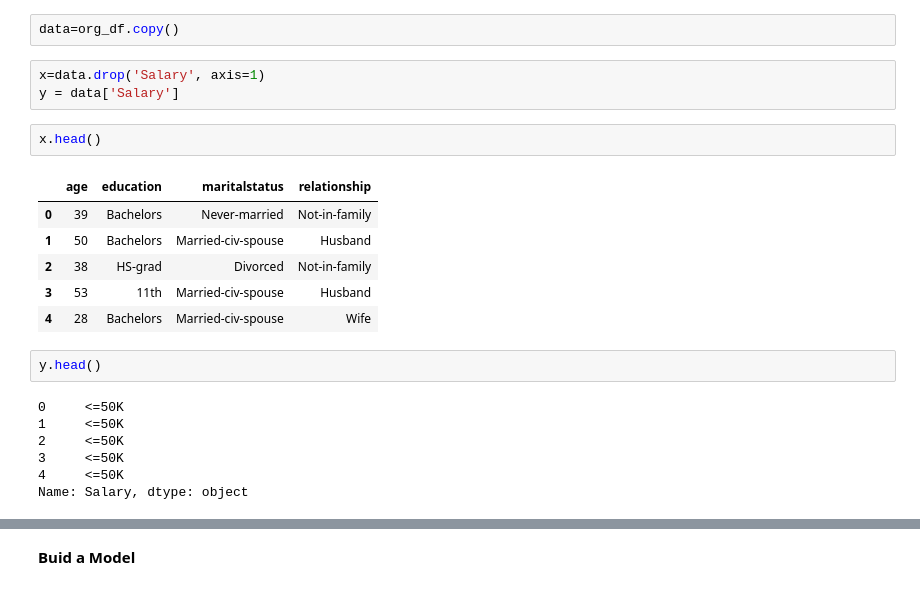
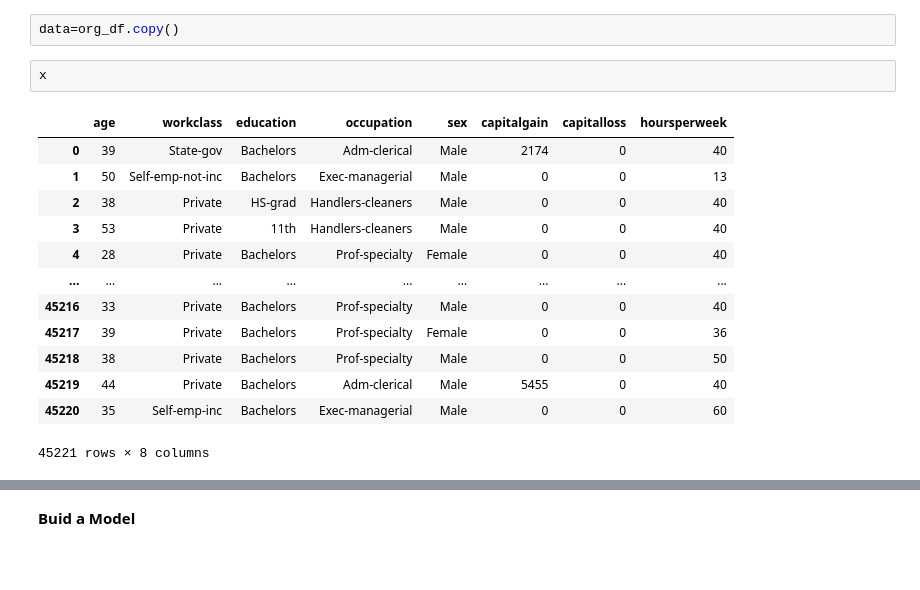
Before and after one commit to manasik29/Naive_Bayes, a Jupyter notebook: Classification_of_Salary_data.ipynb, the cells around one changed output, grey strips where cells are left out. Saved outputs shown, nothing was run; the diff lists cells and outputs as text; blank space fills up the shorter version.

```diff
--- a/Classification_of_Salary_data.ipynb
+++ b/Classification_of_Salary_data.ipynb
@@ -593,24 +595,19 @@ org_df.shape
 **Splitting data into target variable and independent variables**
 # %%
 data=org_df.copy()
-# %%
-x=data.drop('Salary', axis=1)
-y = data['Salary']
 # %%
-x.head()
+x
 # %% [output]
-|  | age | education | maritalstatus | relationship |
-| 0 | 39 | Bachelors | Never-married | Not-in-family |
-| 1 | 50 | Bachelors | Married-civ-spouse | Husband |
-| 2 | 38 | HS-grad | Divorced | Not-in-family |
-| 3 | 53 | 11th | Married-civ-spouse | Husband |
-| 4 | 28 | Bachelors | Married-civ-spouse | Wife |
+|  | age | workclass | education | occupation | sex | capitalgain | capitalloss | hoursperweek |
+| 0 | 39 | State-gov | Bachelors | Adm-clerical | Male | 2174 | 0 | 40 |
+| 1 | 50 | Self-emp-not-inc | Bachelors | Exec-managerial | Male | 0 | 0 | 13 |
+| 2 | 38 | Private | HS-grad | Handlers-cleaners | Male | 0 | 0 | 40 |
+| 3 | 53 | Private | 11th | Handlers-cleaners | Male | 0 | 0 | 40 |
+| 4 | 28 | Private | Bachelors | Prof-specialty | Female | 0 | 0 | 40 |
+| ... | ... | ... | ... | ... | ... | ... | ... | ... |
+| 45216 | 33 | Private | Bachelors | Prof-specialty | Male | 0 | 0 | 40 |
+| 45217 | 39 | Private | Bachelors | Prof-specialty | Female | 0 | 0 | 36 |
+| 45218 | 38 | Private | Bachelors | Prof-specialty | Male | 0 | 0 | 50 |
+| 45219 | 44 | Private | Bachelors | Adm-clerical | Male | 5455 | 0 | 40 |
+| 45220 | 35 | Self-emp-inc | Bachelors | Exec-managerial | Male | 0 | 0 | 60 |
+45221 rows × 8 columns
-# %%
-y.head()
-# %% [output]
-0     <=50K
-1     <=50K
-2     <=50K
-3     <=50K
-4     <=50K
-Name: Salary, dtype: object
```
Also changed, not shown: parts of 26 cells of this notebook.
